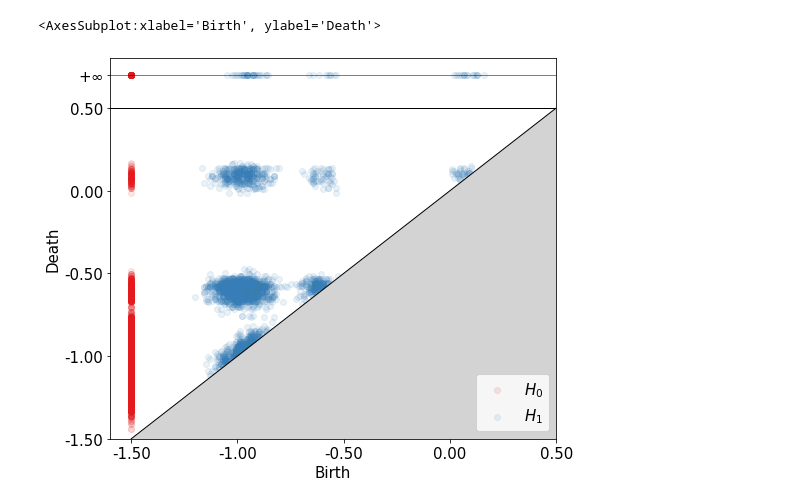
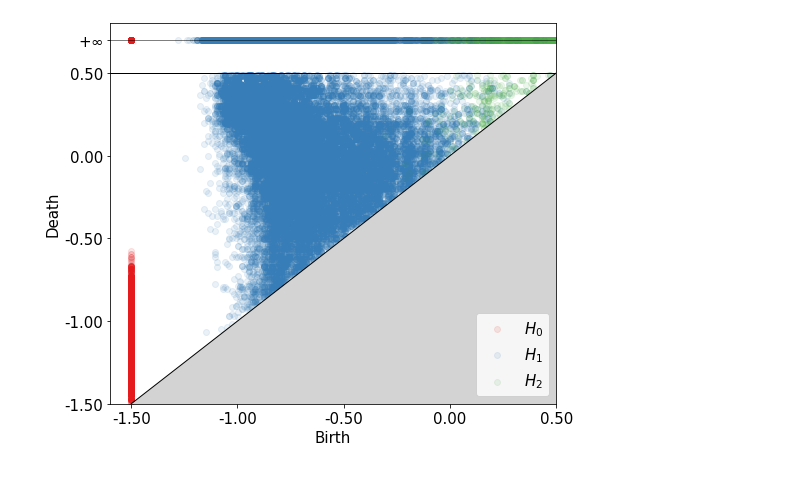
Before and after one commit to barahona-research-group/MCF, a Jupyter notebook: experiments/220427_stability_results.ipynb, the cells around one changed output. Drawn from its saved outputs; the diff is of its cells as text; code cells hidden in the pictures.

```diff
--- a/experiments/220427_stability_results.ipynb
+++ b/experiments/220427_stability_results.ipynb
@@ -15,7 +15,7 @@ persistence_sbm = results_sbm['persistence']
 bottleneck_sbm = results_sbm['bottleneck']
 wasserstein_sbm = results_sbm['wasserstein']
 
-with open(root+'stability_er_04-29_15:45.pkl', 'rb') as handle:
+with open(root+'stability_er_05-05_01:21.pkl', 'rb') as handle:
     results_er = pickle.load(handle)
 
 persistence_er = results_er['persistence']
@@ -143,4 +143,4 @@ def plot_pds(all_persistences,alpha=0.1):
 
     ax.legend(loc=4)
 
-    return ax
+    return fig
@@ -152,5 +147,5 @@ plot_pds(persistence_er)
-# %%
-plot_pds(persistence_sbm)
-# %% [output]
-<AxesSubplot:xlabel='Birth', ylabel='Death'>
-[figure, removed]
+# %%
+fig = plot_pds(persistence_er)
+plt.savefig(root_fig +'stability_er.jpeg', dpi=500,bbox_inches='tight')
+# %% [output]
+[figure, added]
```
Also changed, not shown: parts of 3 cells of this notebook, 12 other files.
